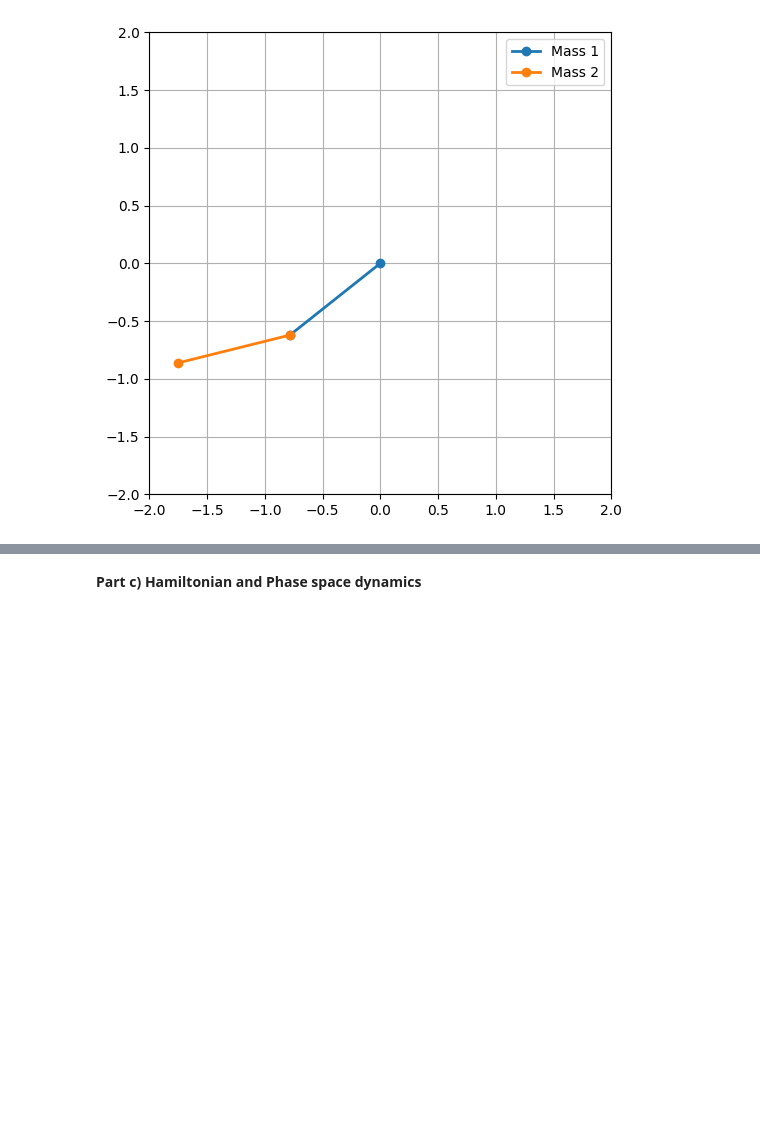
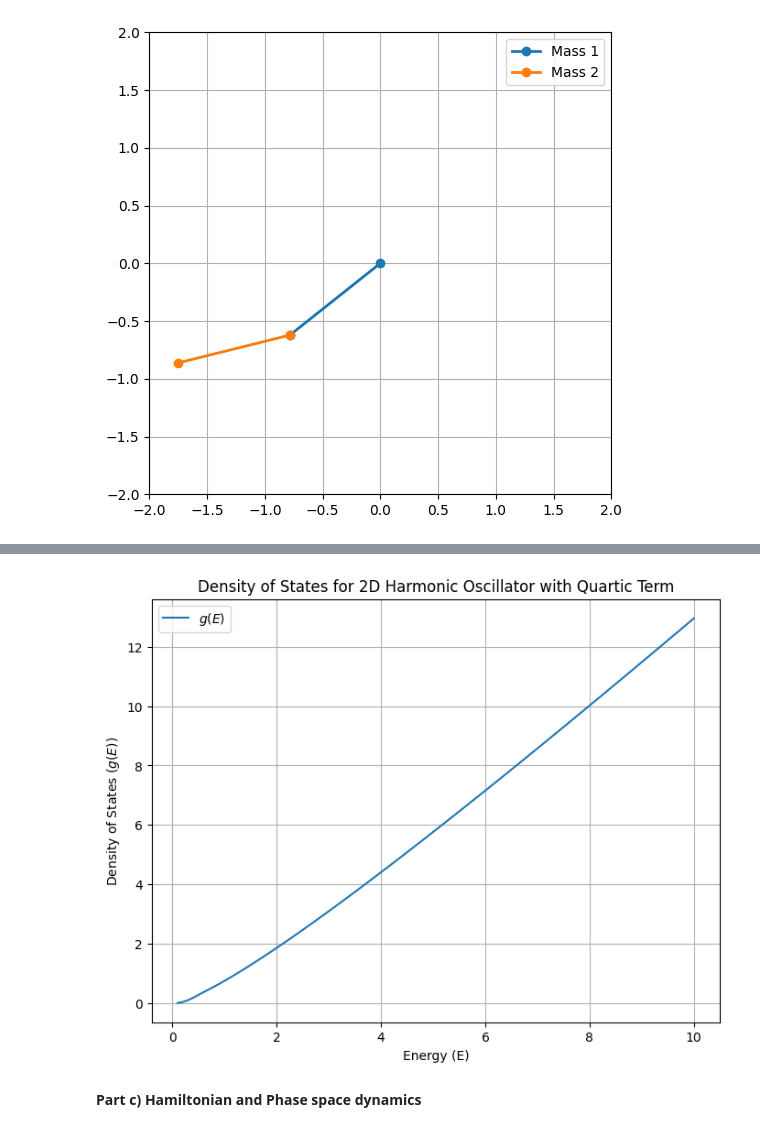
Before and after one commit to wcmelby/wcm_Phys129L_section, a Jupyter notebook: Section_5/Section5A.ipynb, the cells around one changed output, grey strips where cells are left out. Drawn from its saved outputs; the diff is of its cells as text; code cells hidden in the pictures; blank space fills up the shorter version.

```diff
--- a/Section_5/Section5A.ipynb
+++ b/Section_5/Section5A.ipynb
@@ -429,2 +324,55 @@ TypeError: expected str, bytes or os.PathLike object, not _io.BytesIO
+# %%
+# Constants
+hbar = 1 #1.0545718e-34  # Planck's constant (Joule-second)
+m = 1.0               # Mass of the particle (arbitrary units)
+omega = 1.0          # Harmonic oscillator frequency (arbitrary units)
+lmbda = 0.1          # Quartic potential coefficient (arbitrary units)
+
+# Energy range to evaluate DOS
+def calc_rmax(E):
+    """Solve for r_max where E = (1/2)m*omega^2*r^2 + lambda*r^4"""
+    coeffs = [lmbda, 0, 0.5 * m * omega**2, -E]  # Coefficients of r^4 + (1/2)m*omega^2*r^2 - E = 0
+    roots = np.roots(coeffs)                    # Solve the quartic equation
+    real_roots = [r.real for r in roots if r.imag == 0 and r.real >= 0]  # Keep only positive real roots
+    return max(real_roots) if real_roots else 0
+
+def integrand(r, E):
+    """The integrand for g(E): r * sqrt(2m(E - (1/2)m*omega^2*r^2 - lambda*r^4))"""
+    potential = 0.5 * m * omega**2 * r**2 + lmbda * r**4
+    kinetic = E - potential
+    if kinetic < 0:
+        return 0
+    return r * np.sqrt(2 * m * kinetic)
+
+def density_of_states(E):
+    """Compute g(E) numerically."""
+    r_max = calc_rmax(E)  # Find the maximum radial distance for the given energy
+    if r_max == 0:
+        return 0
+
+    # Integrate over r from 0 to r_max
+    integral, _ = quad(integrand, 0, r_max, args=(E,))
+
+    # Multiply by the prefactor
+    prefactor = 4 * np.pi**2 / (2 * np.pi * hbar)**2
+    return prefactor * integral
+
+# Evaluate DOS for a range of energies
+E_values = np.linspace(0.1, 10, 100)  # Energy values (arbitrary range)
+g_values = [density_of_states(E) for E in E_values]
+
+# Plotting the results
+import matplotlib.pyplot as plt
+
+plt.figure(figsize=(8, 6))
+plt.plot(E_values, g_values, label="$g(E)$")
+plt.xlabel("Energy (E)")
+plt.ylabel("Density of States ($g(E)$)")
+plt.title("Density of States for 2D Harmonic Oscillator with Quartic Term")
+plt.legend()
+plt.grid()
+plt.show()
+# %% [output]
+[figure, added]
 # %% [markdown]
 **Part c) Hamiltonian and Phase space dynamics**
```
Also changed, not shown: parts of 6 cells of this notebook.
